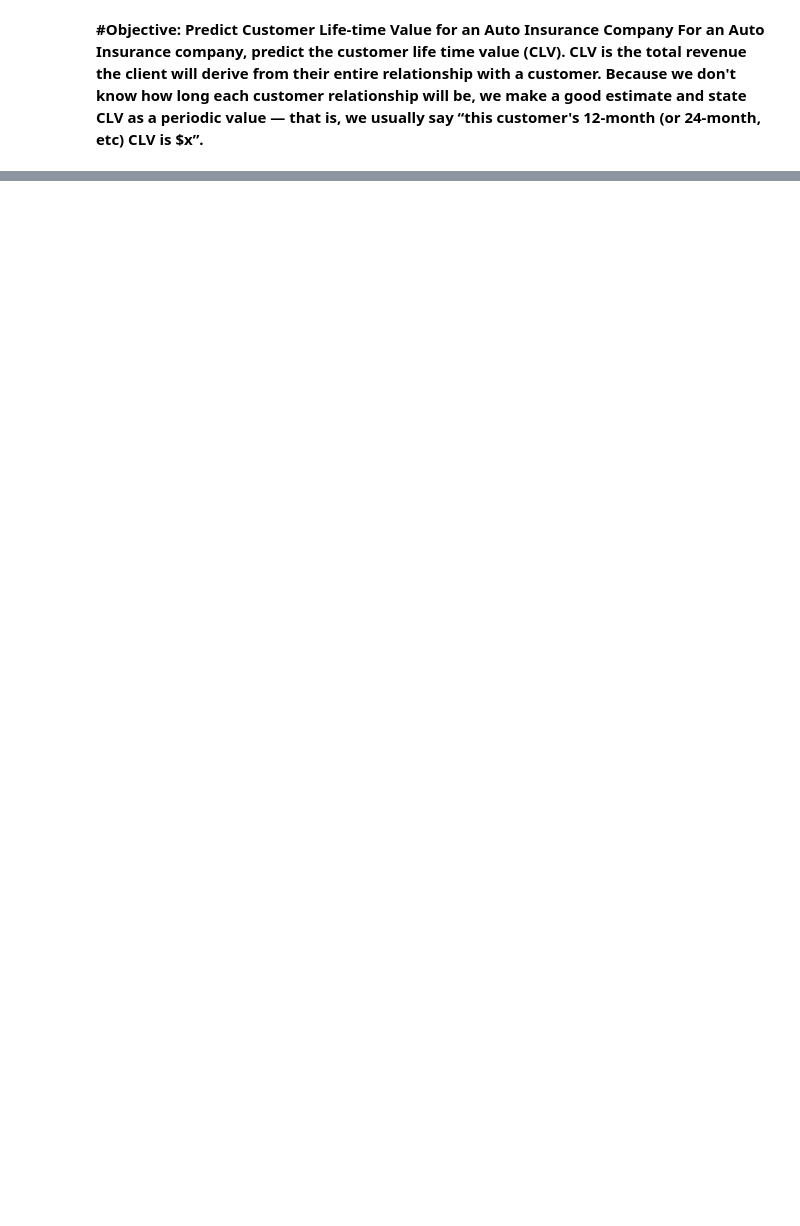
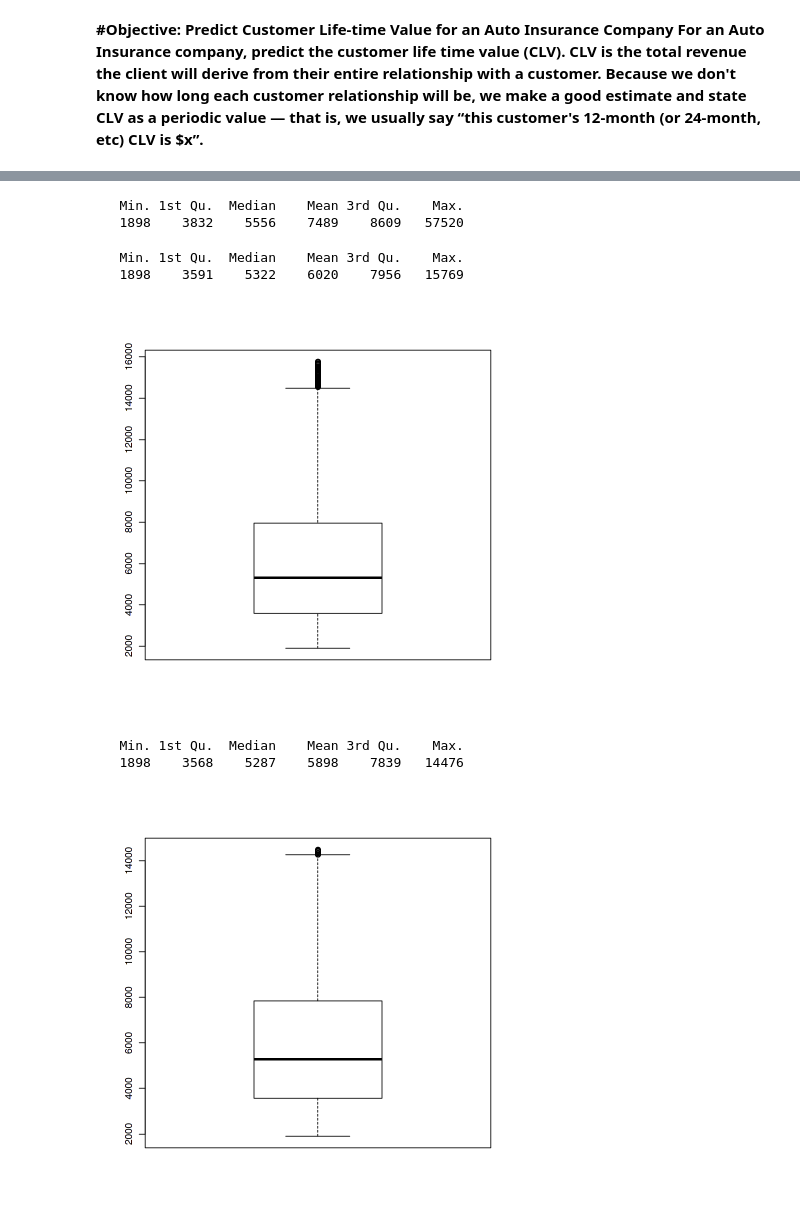
Before and after one commit to som21-star/CLV-AutoInsurance, a Jupyter notebook: AICLV.ipynb, the cells around one changed output, grey strips where cells are left out. Drawn from its saved outputs; the diff is of its cells as text; code cells hidden in the pictures; blank space fills up the shorter version.

```diff
--- a/AICLV.ipynb
+++ b/AICLV.ipynb
@@ -174,19 +339,27 @@ dim(data2)
 # %%
 #Removing outliers of CLV
-summary(data2$CLV)
-u_range<-8609+1.5*(8609-3835)
-data2<-subset(data2,data2$CLV<=u_range)
-boxplot(data2$CLV)
-dim(data2)
+summary(data$CLV)
+u_range<-8609+1.5*(8609-3832)
+data<-subset(data,data$CLV<=u_range)
+boxplot(data$CLV)
+
 #2nd go
-summary(data2$CLV)
-u_range<-7956+1.5*(7956-3595)
-data2<-subset(data2,data2$CLV<=u_range)
-boxplot(data2$CLV)
-dim(data2)
+summary(data$CLV)
+upper<-7956+1.5*(7956-3591)
+data<-subset(data,data$CLV<=upper)
+boxplot(data$CLV)
+
 #3rd go
-summary(data2$CLV)
-u_range<-7842+1.5*(7842-3568)
-data2<-subset(data2,data2$CLV<=u_range)
-boxplot(data2$CLV)
-dim(data2)
+summary(data$CLV)
+upper<-7839+1.5*(7839-3568)
+data<-subset(data,data$CLV<=upper)
+boxplot(data$CLV)
+# %% [output]
+   Min. 1st Qu.  Median    Mean 3rd Qu.    Max.
+   1898    3832    5556    7489    8609   57520
+   Min. 1st Qu.  Median    Mean 3rd Qu.    Max.
+   1898    3591    5322    6020    7956   15769
+[figure, added]
+   Min. 1st Qu.  Median    Mean 3rd Qu.    Max.
+   1898    3568    5287    5898    7839   14476
+[figure, added]
```
Also changed, not shown: parts of 63 cells of this notebook.
